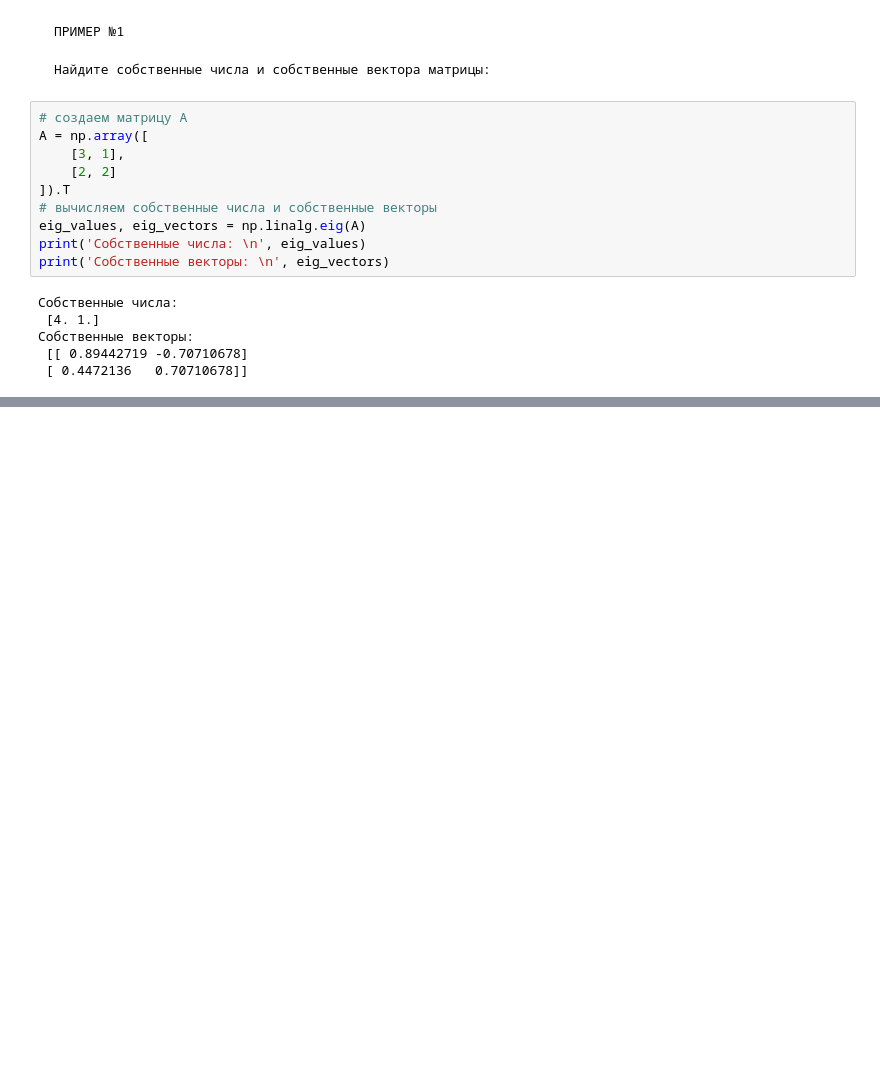
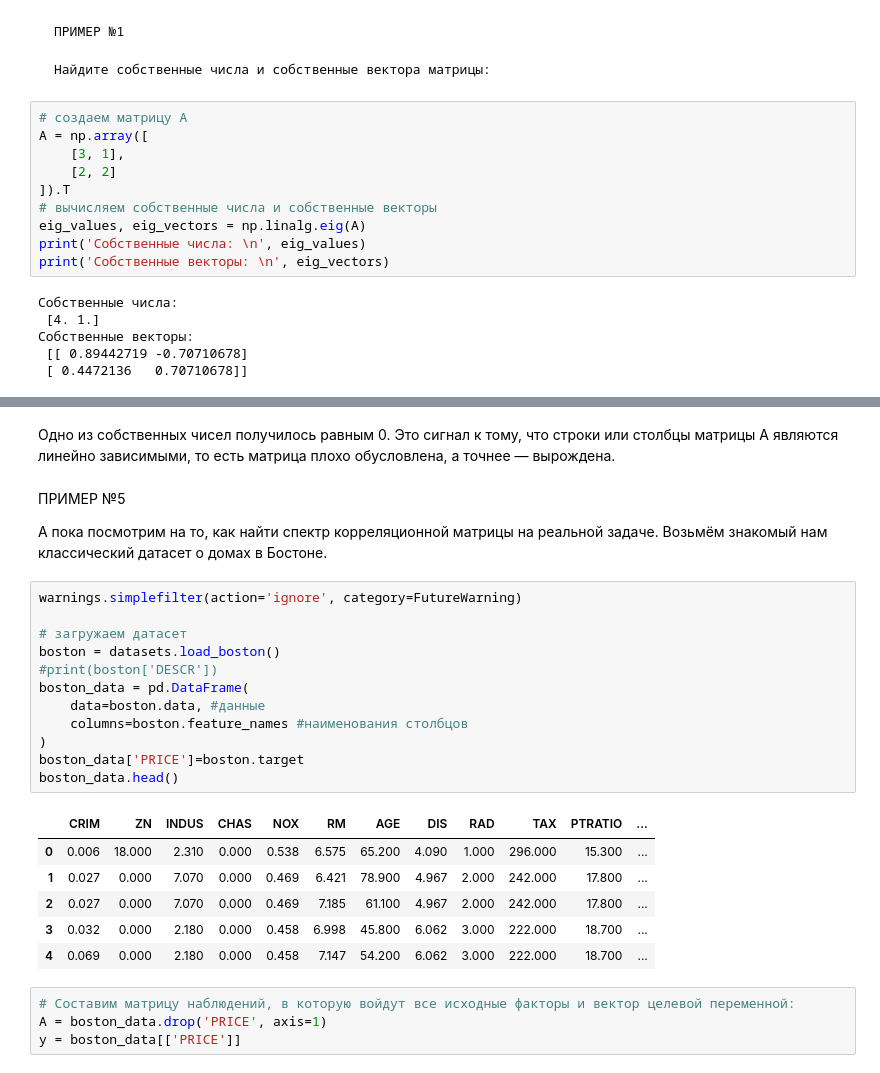
Before and after one commit to Motoborg/MATH_ML_3_dop, a Jupyter notebook: NB_Y_OLE_dop.ipynb, the cells around one changed output, grey strips where cells are left out. Cells and saved outputs as stored; diff of their text form; blank space fills up the shorter version.

```diff
--- a/NB_Y_OLE_dop.ipynb
+++ b/NB_Y_OLE_dop.ipynb
@@ -33,0 +99,29 @@ print('Собственные векторы: \n', eig_vectors)
+# %% [markdown]
+Одно из собственных чисел получилось равным 0. Это сигнал к тому, что строки или столбцы матрицы A являются линейно зависимыми, то есть матрица плохо обусловлена, а точнее — вырождена.
+# %% [markdown]
+ПРИМЕР №5
+
+А пока посмотрим на то, как найти спектр корреляционной матрицы на реальной задаче. Возьмём знакомый нам классический датасет о домах в Бостоне.
+# %%
+warnings.simplefilter(action='ignore', category=FutureWarning)
+
+# загружаем датасет
+boston = datasets.load_boston()
+#print(boston['DESCR'])
+boston_data = pd.DataFrame(
+    data=boston.data, #данные
+    columns=boston.feature_names #наименования столбцов
+)
+boston_data['PRICE']=boston.target
+boston_data.head()
+# %% [output]
+|  | CRIM | ZN | INDUS | CHAS | NOX | RM | AGE | DIS | RAD | TAX | PTRATIO | ... |
+| 0 | 0.006 | 18.000 | 2.310 | 0.000 | 0.538 | 6.575 | 65.200 | 4.090 | 1.000 | 296.000 | 15.300 | ... |
+| 1 | 0.027 | 0.000 | 7.070 | 0.000 | 0.469 | 6.421 | 78.900 | 4.967 | 2.000 | 242.000 | 17.800 | ... |
+| 2 | 0.027 | 0.000 | 7.070 | 0.000 | 0.469 | 7.185 | 61.100 | 4.967 | 2.000 | 242.000 | 17.800 | ... |
+| 3 | 0.032 | 0.000 | 2.180 | 0.000 | 0.458 | 6.998 | 45.800 | 6.062 | 3.000 | 222.000 | 18.700 | ... |
+| 4 | 0.069 | 0.000 | 2.180 | 0.000 | 0.458 | 7.147 | 54.200 | 6.062 | 3.000 | 222.000 | 18.700 | ... |
+# %%
+# Составим матрицу наблюдений, в которую войдут все исходные факторы и вектор целевой переменной:
+A = boston_data.drop('PRICE', axis=1)
+y = boston_data[['PRICE']]
```
Also changed, not shown: parts of 20 cells of this notebook.
